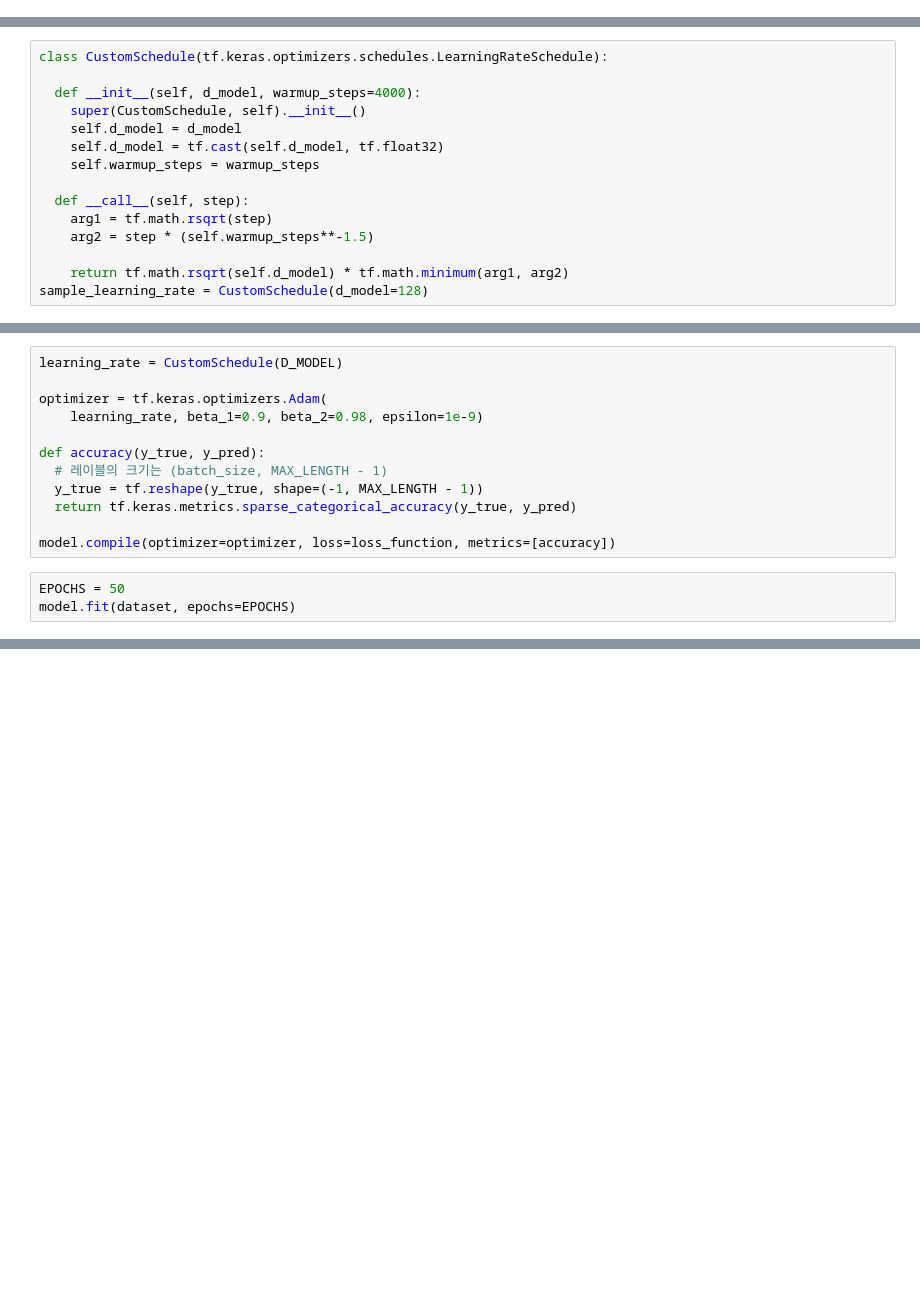
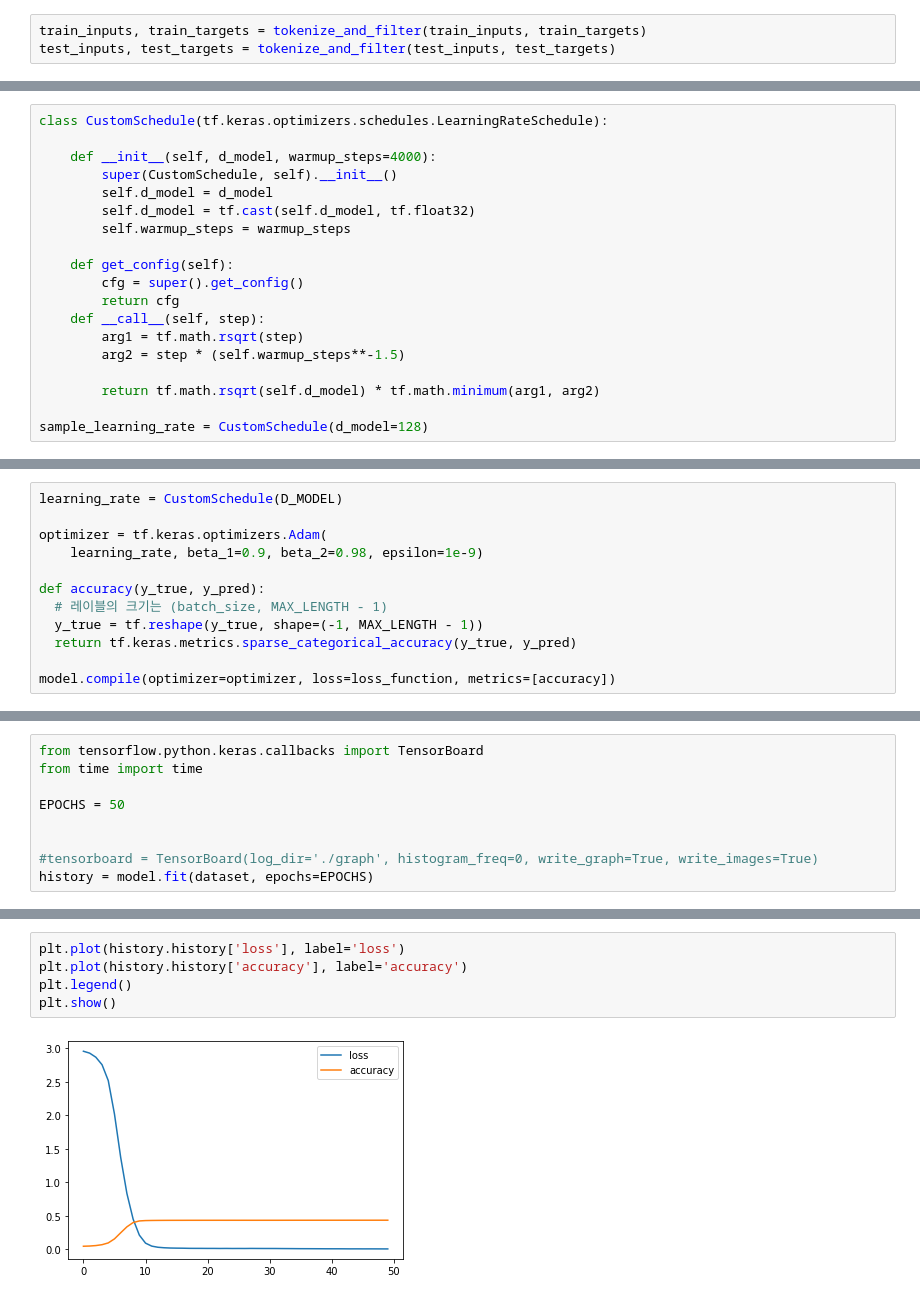
Before and after one commit to hyunbool/autoencoder, a Jupyter notebook: transformer-simple.ipynb, the cells around one changed output, grey strips where cells are left out. Cells and saved outputs as stored; diff of their text form; blank space fills up the shorter version.

```diff
--- a/transformer-simple.ipynb
+++ b/transformer-simple.ipynb
@@ -116 +165,4 @@ inputs, targets = tokenize_and_filter(inputs, targets)
+# %%
+train_inputs, train_targets = tokenize_and_filter(train_inputs, train_targets)
+test_inputs, test_targets = tokenize_and_filter(test_inputs, test_targets)
 # %%
@@ -499,17 +561,21 @@ model = transformer(
 # %%
 class CustomSchedule(tf.keras.optimizers.schedules.LearningRateSchedule):
 
-  def __init__(self, d_model, warmup_steps=4000):
-    super(CustomSchedule, self).__init__()
-    self.d_model = d_model
-    self.d_model = tf.cast(self.d_model, tf.float32)
-    self.warmup_steps = warmup_steps
+    def __init__(self, d_model, warmup_steps=4000):
+        super(CustomSchedule, self).__init__()
+        self.d_model = d_model
+        self.d_model = tf.cast(self.d_model, tf.float32)
+        self.warmup_steps = warmup_steps
 
-  def __call__(self, step):
-    arg1 = tf.math.rsqrt(step)
-    arg2 = step * (self.warmup_steps**-1.5)
+    def get_config(self):
+        cfg = super().get_config()
+        return cfg
+    def __call__(self, step):
+        arg1 = tf.math.rsqrt(step)
+        arg2 = step * (self.warmup_steps**-1.5)
 
-    return tf.math.rsqrt(self.d_model) * tf.math.minimum(arg1, arg2)
+        return tf.math.rsqrt(self.d_model) * tf.math.minimum(arg1, arg2)
+
 sample_learning_rate = CustomSchedule(d_model=128)
 # %%
 def loss_function(y_true, y_pred):
@@ -534,6 +600,3 @@ def accuracy(y_true, y_pred):
   return tf.keras.metrics.sparse_categorical_accuracy(y_true, y_pred)
 
 model.compile(optimizer=optimizer, loss=loss_function, metrics=[accuracy])
-# %%
-EPOCHS = 50
-model.fit(dataset, epochs=EPOCHS)
@@ -547,0 +603,9 @@ Epoch 4/50
+# %%
+from tensorflow.python.keras.callbacks import TensorBoard
+from time import time
+
+EPOCHS = 50
+
+
+#tensorboard = TensorBoard(log_dir='./graph', histogram_freq=0, write_graph=True, write_images=True)
+history = model.fit(dataset, epochs=EPOCHS)
@@ -547,0 +658,7 @@ Epoch 4/50
+# %%
+plt.plot(history.history['loss'], label='loss')
+plt.plot(history.history['accuracy'], label='accuracy')
+plt.legend()
+plt.show()
+# %% [output]
+[figure, added]
```
Also changed, not shown: parts of 31 cells of this notebook.
